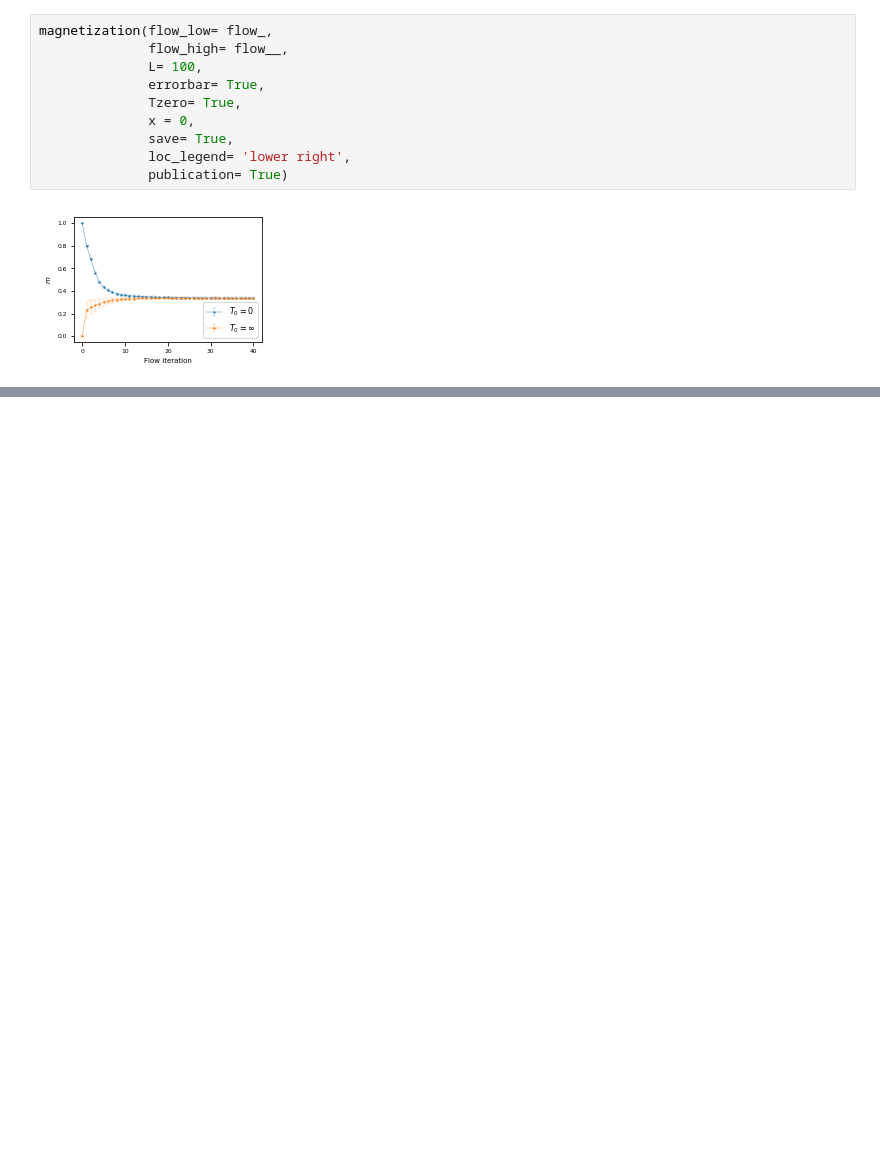
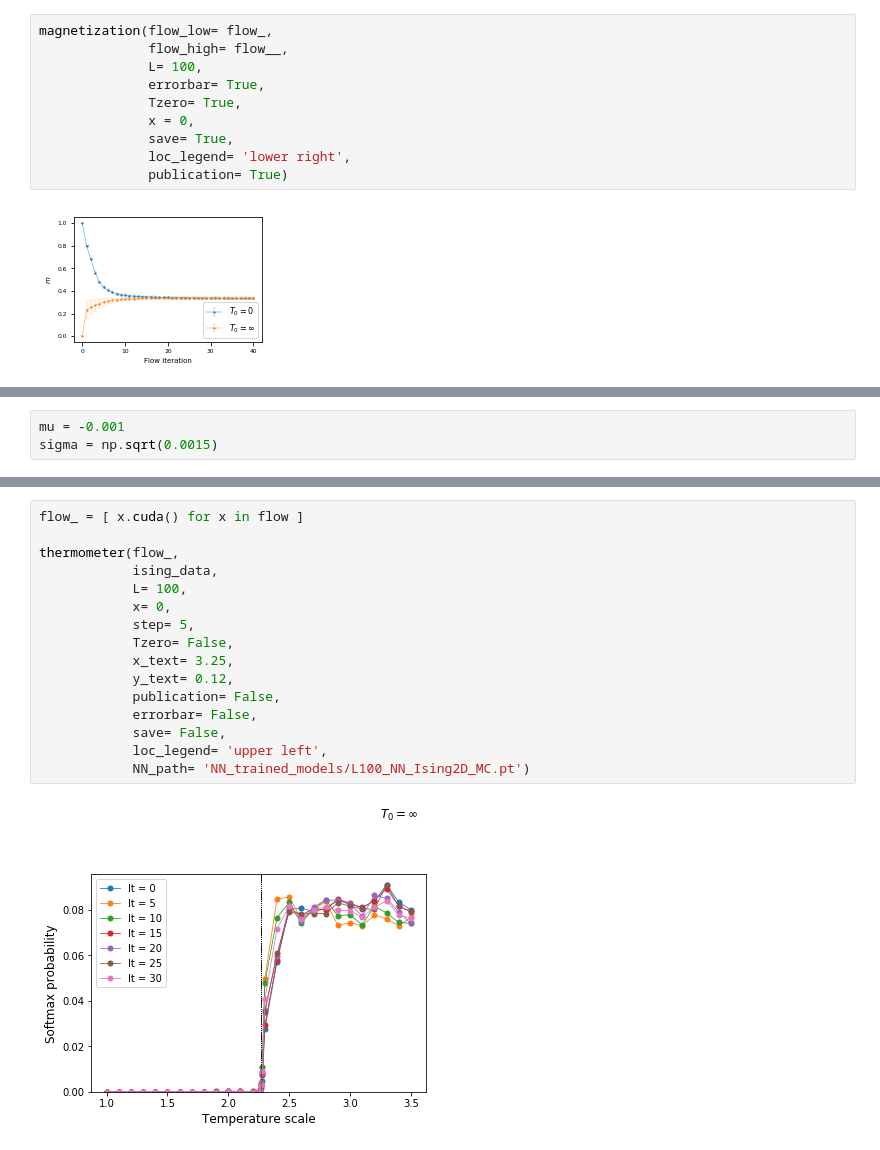
Before and after one commit to rodsveiga/rbm_flows_ising, a Jupyter notebook: main_discussion_L100.ipynb, the cells around one changed output, grey strips where cells are left out. Drawn from its saved outputs; the diff is of its cells as text; blank space fills up the shorter version.

```diff
--- a/main_discussion_L100.ipynb
+++ b/main_discussion_L100.ipynb
@@ -586,0 +804,3 @@ magnetization(flow_low= flow_,
+# %%
+mu = -0.001
+sigma = np.sqrt(0.0015)
@@ -586,0 +865,18 @@ magnetization(flow_low= flow_,
+# %%
+flow_ = [ x.cuda() for x in flow ]
+
+thermometer(flow_,
+            ising_data,
+            L= 100,
+            x= 0,
+            step= 5,
+            Tzero= False,
+            x_text= 3.25,
+            y_text= 0.12,
+            publication= False,
+            errorbar= False,
+            save= False,
+            loc_legend= 'upper left',
+            NN_path= 'NN_trained_models/L100_NN_Ising2D_MC.pt')
+# %% [output]
+[figure, added]
```
Also changed, not shown: parts of 19 cells of this notebook.
